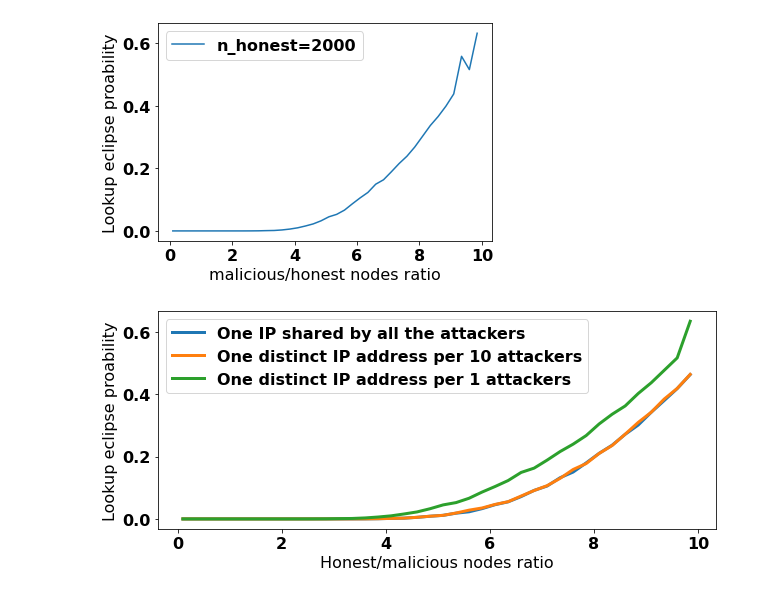
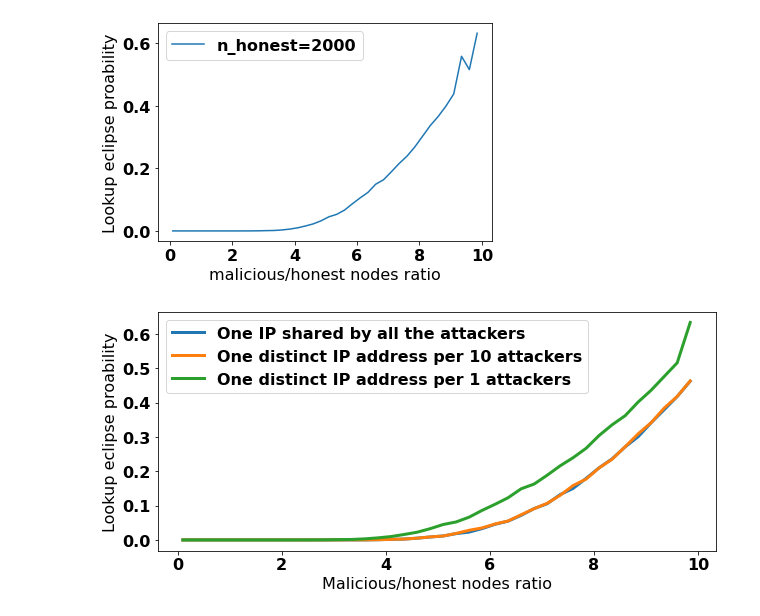
Before and after one commit to datahop/p2p-service-discovery, a Jupyter notebook: service-discovery/python/analysis_section.ipynb, the cells around one changed output. Drawn from its saved outputs; the diff is of its cells as text; code cells hidden in the pictures.

```diff
--- a/service-discovery/python/analysis_section.ipynb
+++ b/service-discovery/python/analysis_section.ipynb
@@ -877,25 +877,26 @@ matplotlib.rcParams['ps.fonttype'] = 42
 
 x_vals_01  =[0.1, 0.35, 0.6, 0.8499999999999999, 1.0999999999999999, 1.3499999999999999, 1.5999999999999999, 1.8499999999999999, 2.0999999999999996, 2.3499999999999996, 2.5999999999999996, 2.8499999999999996, 3.0999999999999996, 3.3499999999999996, 3.5999999999999996, 3.8499999999999996, 4.1, 4.349999999999999, 4.599999999999999, 4.849999999999999, 5.099999999999999, 5.349999999999999, 5.599999999999999, 5.849999999999999, 6.099999999999999, 6.349999999999999, 6.599999999999999, 6.849999999999999, 7.099999999999999, 7.349999999999999, 7.599999999999999, 7.849999999999999, 8.1, 8.349999999999998, 8.599999999999998, 8.849999999999998, 9.099999999999998, 9.349999999999998, 9.599999999999998, 9.849999999999998]
 y_vals_01 = [2.2325060403778552e-42, 1.485505681361792e-23, 1.6621017466712678e-13, 4.725667765259608e-12, 6.136083017106141e-11, 4.586611101292722e-10, 2.639214630458861e-09, 1.611619768634796e-08, 1.284770763856755e-07, 4.989982531463422e-07, 1.7154253604731774e-06, 6.159713526926395e-06, 1.5062854947077718e-05, 0.00010114854251942366, 0.00018249181185108808, 0.000677665389701827, 0.0016574306154098562, 0.0024996495456058804, 0.005142614418804161, 0.008703514405908623, 0.011475929459050233, 0.018932415032044906, 0.02812533130136385, 0.03506188505196325, 0.04650021404543485, 0.05524930050621459, 0.07334929219962719, 0.09112315456893477, 0.10664257997276852, 0.13012789469757366, 0.15851974051814124, 0.17748753143538532, 0.21001669118616256, 0.2354700807120272, 0.27172721249976245, 0.3093866860273846, 0.3420367244812202, 0.38429123715585684, 0.41842205998578974, 0.4634916277573935]
 
 x_vals_1 = [0.1, 0.35, 0.6, 0.8499999999999999, 1.0999999999999999, 1.3499999999999999, 1.5999999999999999, 1.8499999999999999, 2.0999999999999996, 2.3499999999999996, 2.5999999999999996, 2.8499999999999996, 3.0999999999999996, 3.3499999999999996, 3.5999999999999996, 3.8499999999999996, 4.1, 4.349999999999999, 4.599999999999999, 4.849999999999999, 5.099999999999999, 5.349999999999999, 5.599999999999999, 5.849999999999999, 6.099999999999999, 6.349999999999999, 6.599999999999999, 6.849999999999999, 7.099999999999999, 7.349999999999999, 7.599999999999999, 7.849999999999999, 8.1, 8.349999999999998, 8.599999999999998, 8.849999999999998, 9.099999999999998, 9.599999999999998, 9.849999999999998]
 y_vals_1 = [1.7101983111473705e-42, 1.1439593691408822e-23, 1.6451661497053666e-13, 5.2216667273913e-12, 6.29348200708233e-11, 1.5083693575960037e-09, 2.3029390437600066e-08, 1.6183226493152032e-07, 6.125432604904932e-07, 1.3396374055507263e-05, 9.010688041500272e-05, 0.0003254588532370495, 0.0009378792089969891, 0.0014353016619259753, 0.0031433933468180564, 0.0060703437515498785, 0.009845231413310276, 0.01583651981522624, 0.022445408715228845, 0.03269231849716404, 0.04491250187915864, 0.05237819065272726, 0.06628804834514969, 0.08613409772867281, 0.10396158841723602, 0.1230352236544745, 0.14903364054997867, 0.1628842839167106, 0.18854884574881892, 0.21603637493585778, 0.23975831434571288, 0.2672654303081185, 0.30460966391609695, 0.33571998786097923, 0.36222979100811403, 0.4021030184374775, 0.43653352718170835, 0.5164010472055116, 0.6338746584359437]
 
 a_x_vals = [0.1, 0.35, 0.6, 0.8499999999999999, 1.0999999999999999, 1.3499999999999999, 1.5999999999999999, 1.8499999999999999, 2.0999999999999996, 2.3499999999999996, 2.5999999999999996, 2.8499999999999996, 3.0999999999999996, 3.3499999999999996, 3.5999999999999996, 3.8499999999999996, 4.1, 4.349999999999999, 4.599999999999999, 4.849999999999999, 5.099999999999999, 5.349999999999999, 5.599999999999999, 5.849999999999999, 6.099999999999999, 6.349999999999999, 6.599999999999999, 6.849999999999999, 7.099999999999999, 7.349999999999999, 7.599999999999999, 7.849999999999999, 8.1, 8.349999999999998, 8.599999999999998, 8.849999999999998, 9.099999999999998, 9.349999999999998, 9.599999999999998, 9.849999999999998]
 a_y_vals = [2.1458959354936317e-42, 1.721980096489908e-23, 1.4835801539938967e-13, 5.1405389431298236e-12, 5.964558026414533e-11, 5.013242295975991e-10, 2.582618757786103e-09, 1.6192329601075602e-08, 1.2449137061126476e-07, 5.518660225209343e-07, 1.721208061553879e-06, 6.049470020505228e-06, 1.5919963003366535e-05, 3.296053557526179e-05, 0.00018271013945526037, 0.0005897176509929092, 0.001727543305502679, 0.0024755915588116776, 0.0050741516816380445, 0.008592396838852523, 0.011439894375813192, 0.018375869471234457, 0.022820027547808836, 0.032962657292936154, 0.04564065127353687, 0.054782613740438135, 0.07156675207080956, 0.09143050174275512, 0.10547648194594049, 0.13215422363983562, 0.1502726828664235, 0.1795828672818397, 0.21033383862761001, 0.23648499137776094, 0.27128000189904533, 0.30094285687630873, 0.3417987781968169, 0.379587321413896, 0.41793413957078657, 0.4628092197326547]
 
-fig = plt.figure(figsize=(10, 4))
+fig = plt.figure(figsize=(10, 4.4))
 ax = fig.add_subplot()
 
 #ax.plot(x_vals_001, y_vals_001, label="1/100")
 ax.plot(a_x_vals, a_y_vals, label="One IP shared by all the attackers", linewidth = 3)
 ax.plot(x_vals_01, y_vals_01, label="One distinct IP address per 10 attackers", linewidth = 3)
 ax.plot(x_vals_1, y_vals_1, label="One distinct IP address per 1 attackers", linewidth = 3)
 
 plt.ylabel("Lookup eclipse proability")
-plt.xlabel("Honest/malicious nodes ratio")
+plt.xlabel("Malicious/honest nodes ratio")
 
 plt.legend()
+plt.savefig("eclipse_probability.pdf")
 plt.show()
 # %% [output]
-[figure, old version]
+[figure, new version]
```
Also changed, not shown: parts of 1 cell of this notebook.
